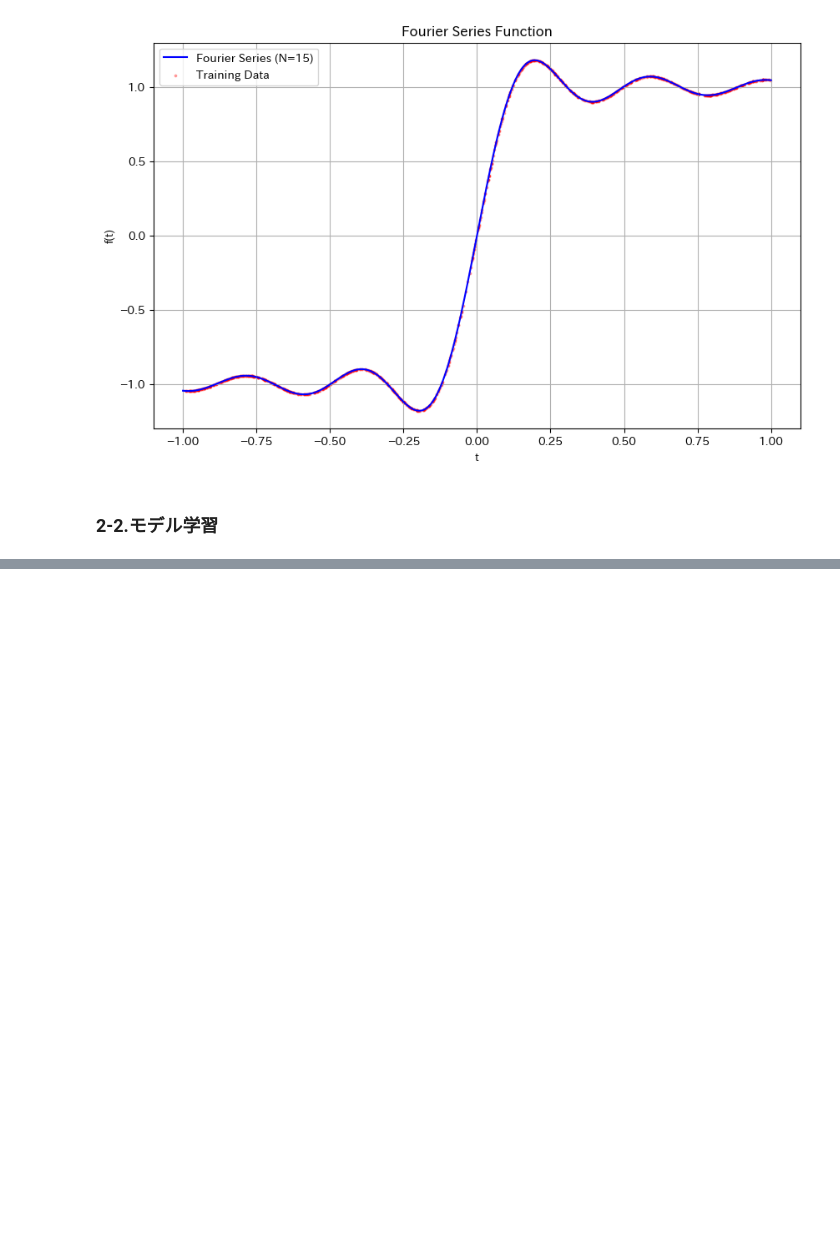
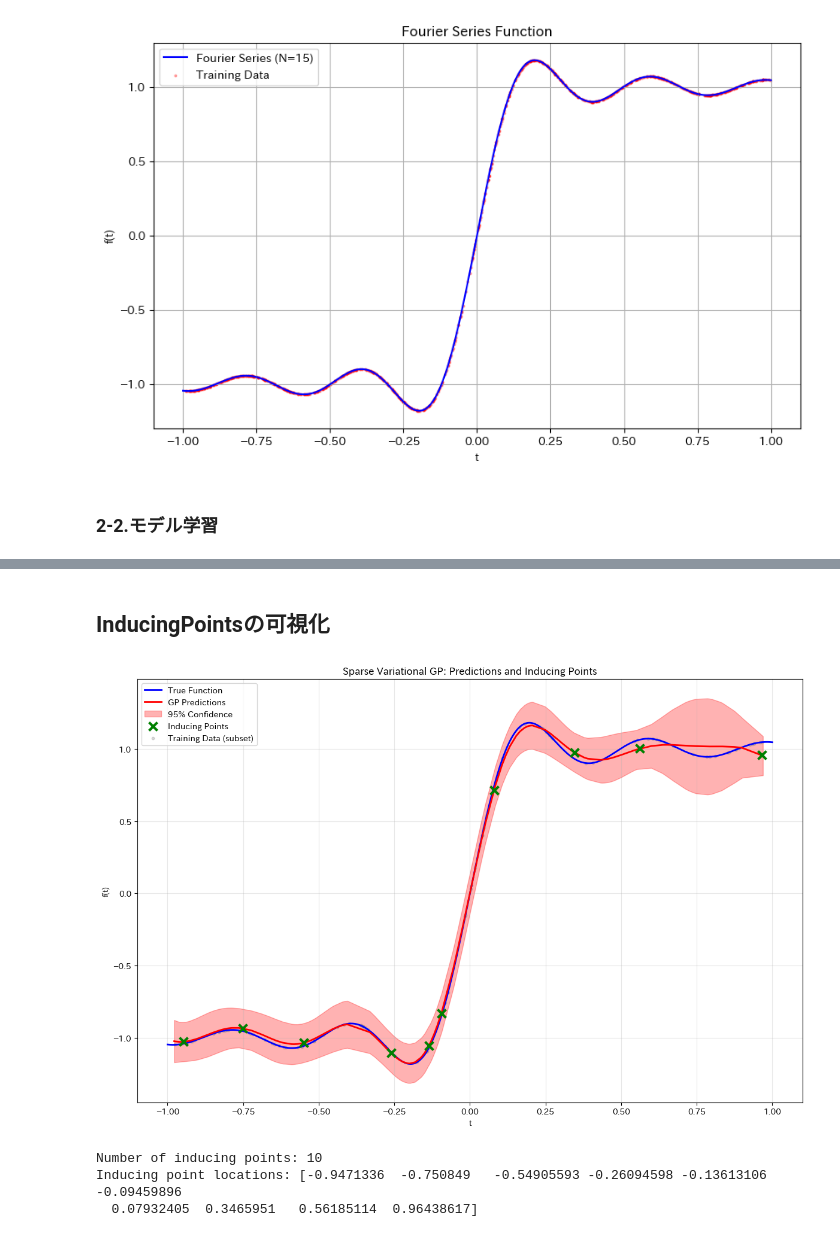
Before and after one commit to dtakehara/gp-kan, a Jupyter notebook: demo/2x_variational_learning/22_gpkan_sparseGP.ipynb, the cells around one changed output, grey strips where cells are left out. Cells and saved outputs as stored; diff of their text form; code cells hidden in the pictures; blank space fills up the shorter version.

```diff
--- a/demo/2x_variational_learning/22_gpkan_sparseGP.ipynb
+++ b/demo/2x_variational_learning/22_gpkan_sparseGP.ipynb
@@ -276,0 +284,76 @@ Test RMSE: 0.0387
+# %% [markdown]
+## InducingPointsの可視化
+# %%
+# Visualize inducing points
+plt.figure(figsize=(12, 8))
+
+# Plot true function
+t_plot = np.linspace(-1, 1, 1000)
+y_plot = fourier_series(t_plot, N=15)
+plt.plot(t_plot, y_plot, "b-", linewidth=2, label="True Function")
+
+# Plot test predictions
+plt.plot(
+    X_test.squeeze().numpy(),
+    test_mean.numpy(),
+    "r-",
+    linewidth=2,
+    label="GP Predictions",
+)
+
+# Plot confidence intervals
+with torch.no_grad():
+    lower, upper = test_predictions.confidence_region()
+plt.fill_between(
+    X_test.squeeze().numpy(),
+    lower.numpy(),
+    upper.numpy(),
+    alpha=0.3,
+    color="red",
+    label="95% Confidence",
+)
+
+# Plot inducing points
+inducing_locations = model.variational_strategy.inducing_points.detach().numpy()
+# Get function values at inducing points for visualization
+with torch.no_grad():
+    inducing_predictions = model(model.variational_strategy.inducing_points)
+    inducing_mean = likelihood(inducing_predictions).mean.numpy()
+
+plt.scatter(
+    inducing_locations,
+    inducing_mean,
+    c="green",
+    s=100,
+    marker="x",
+    linewidths=3,
+    label="Inducing Points",
+    zorder=5,
+)
+
+# Plot original training data (subset for clarity)
+train_indices = np.random.choice(len(X_train), 100, replace=False)
+plt.scatter(
+    X_train[train_indices].numpy(),
+    y_train[train_indices].numpy(),
+    alpha=0.3,
+    s=10,
+    c="gray",
+    label="Training Data (subset)",
+)
+
+plt.xlabel("t")
+plt.ylabel("f(t)")
+plt.title("Sparse Variational GP: Predictions and Inducing Points")
+plt.legend()
+plt.grid(True, alpha=0.3)
+plt.tight_layout()
+plt.show()
+
+print(f"Number of inducing points: {len(inducing_locations)}")
+print(f"Inducing point locations: {inducing_locations.flatten()}")
+# %% [output]
+[figure, added]
+Number of inducing points: 10
+Inducing point locations: [-0.9471336  -0.750849   -0.54905593 -0.26094598 -0.13613106 -0.09459896
+  0.07932405  0.3465951   0.56185114  0.96438617]
```
Also changed, not shown: parts of 2 cells of this notebook.
